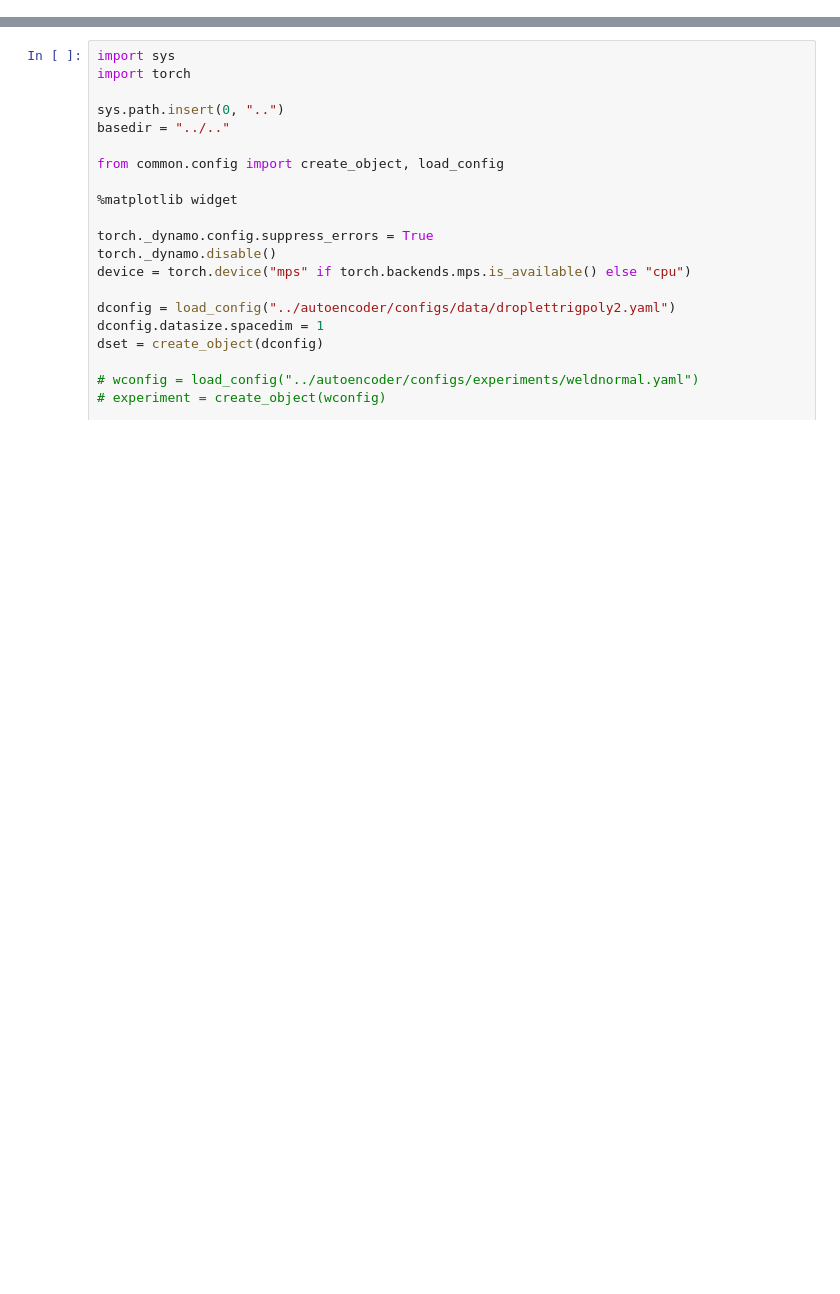
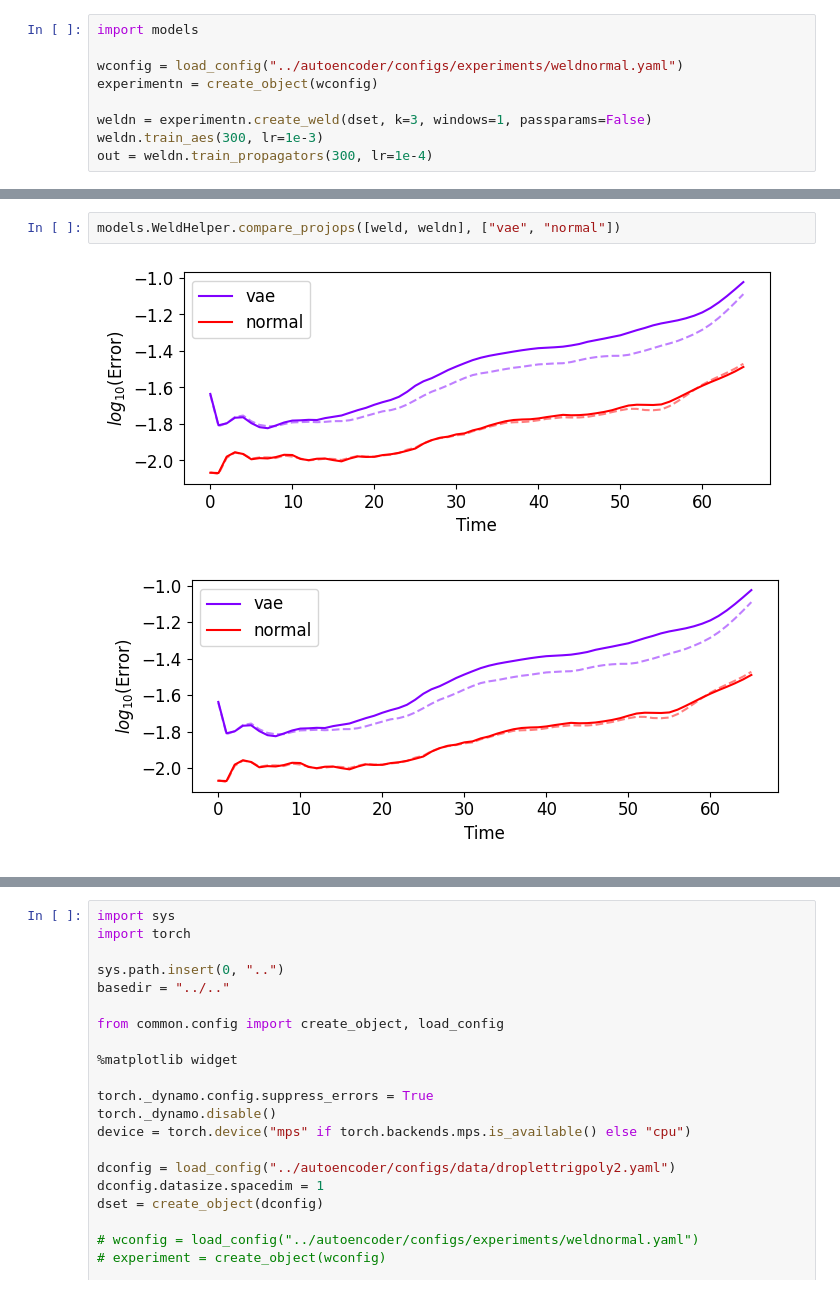
Before and after one commit to birajdahal/aenet, a Jupyter notebook: src/notebooks/test.ipynb, the cells around one changed output, grey strips where cells are left out. Saved outputs shown, nothing was run; the diff lists cells and outputs as text; blank space fills up the shorter version.

```diff
--- a/src/notebooks/test.ipynb
+++ b/src/notebooks/test.ipynb
@@ -0,0 +64,9 @@
+# %%
+import models
+
+wconfig = load_config("../autoencoder/configs/experiments/weldnormal.yaml")
+experimentn = create_object(wconfig)
+
+weldn = experimentn.create_weld(dset, k=3, windows=1, passparams=False)
+weldn.train_aes(300, lr=1e-3)
+out = weldn.train_propagators(300, lr=1e-4)
@@ -0,0 +94,5 @@
+# %%
+models.WeldHelper.compare_projops([weld, weldn], ["vae", "normal"])
+# %% [output]
+[figure, added]
+[figure, added]
```
Also changed, not shown: parts of 13 cells of this notebook, 19 other files.
